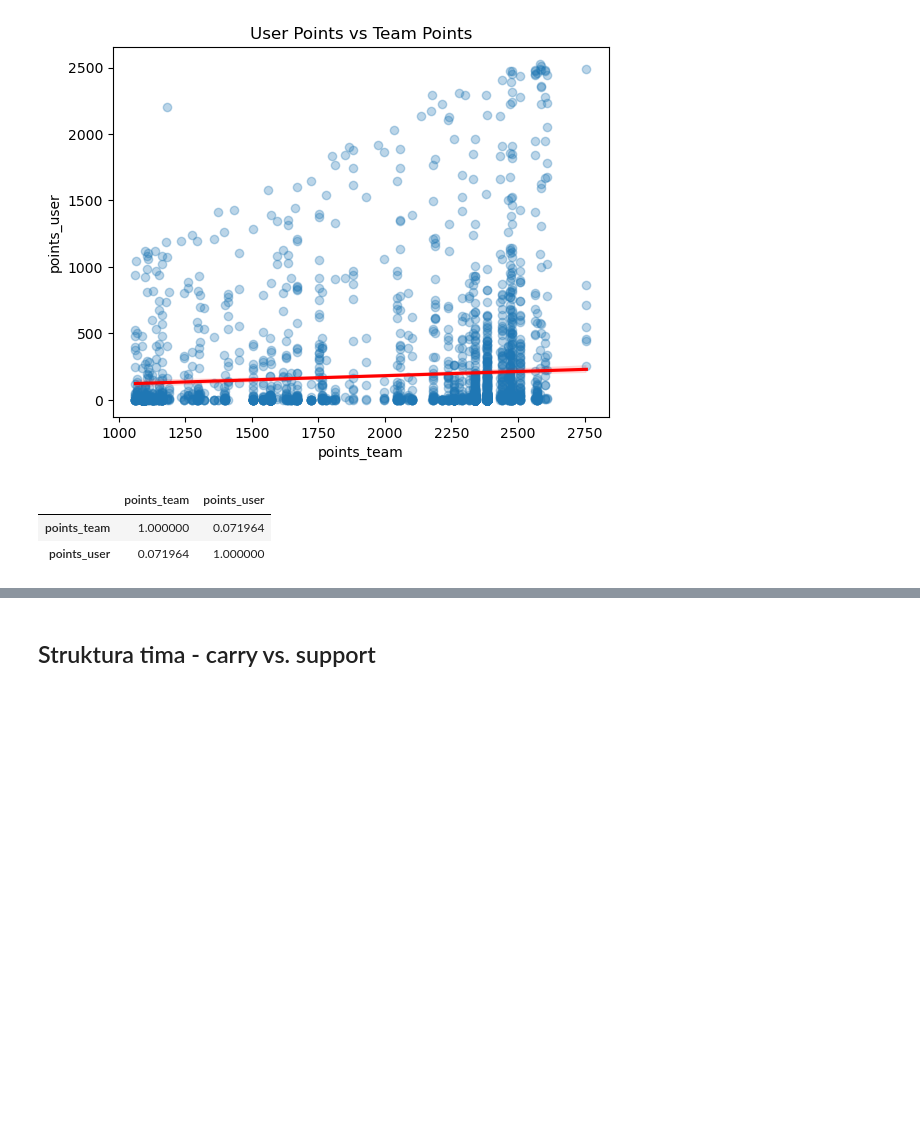
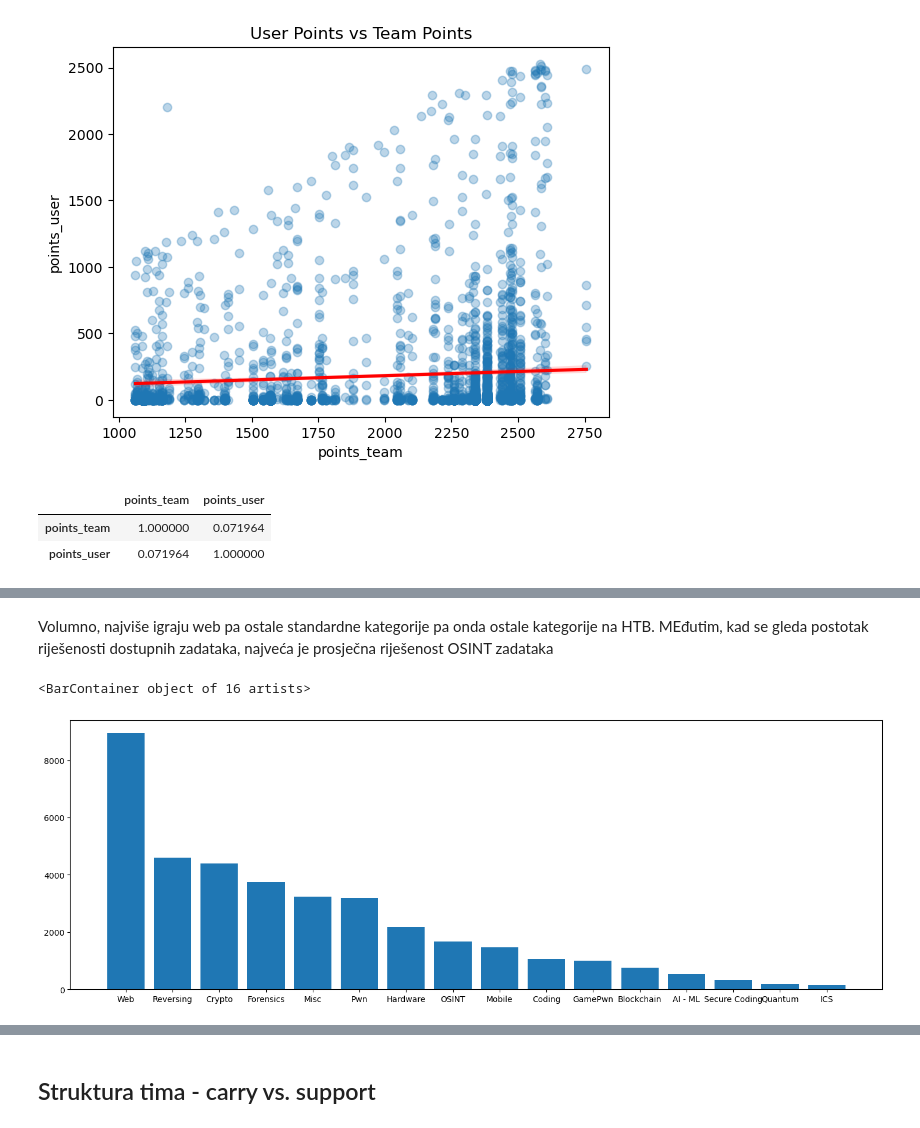
Before and after one commit to dfili/DIPRAD, a Jupyter notebook: HTB/htb_analiza.ipynb, the cells around one changed output, grey strips where cells are left out. Cells and saved outputs as stored; diff of their text form; code cells hidden in the pictures; blank space fills up the shorter version.

```diff
--- a/HTB/htb_analiza.ipynb
+++ b/HTB/htb_analiza.ipynb
@@ -665,0 +714,9 @@ corr_points
+# %% [markdown]
+Volumno, najviše igraju web pa ostale standardne kategorije pa onda ostale kategorije na HTB. MEđutim, kad se gleda postotak riješenosti dostupnih zadataka, najveća je prosječna riješenost OSINT zadataka
+# %%
+owned_per_category = users_categories_df.groupby("category")["owned_flags"].sum().sort_values(ascending=False)
+plt.figure(figsize=(18,6))
+plt.bar(owned_per_category.index, owned_per_category.values)
+# %% [output]
+<BarContainer object of 16 artists>
+[figure, added]
```
Also changed, not shown: parts of 77 cells of this notebook.
